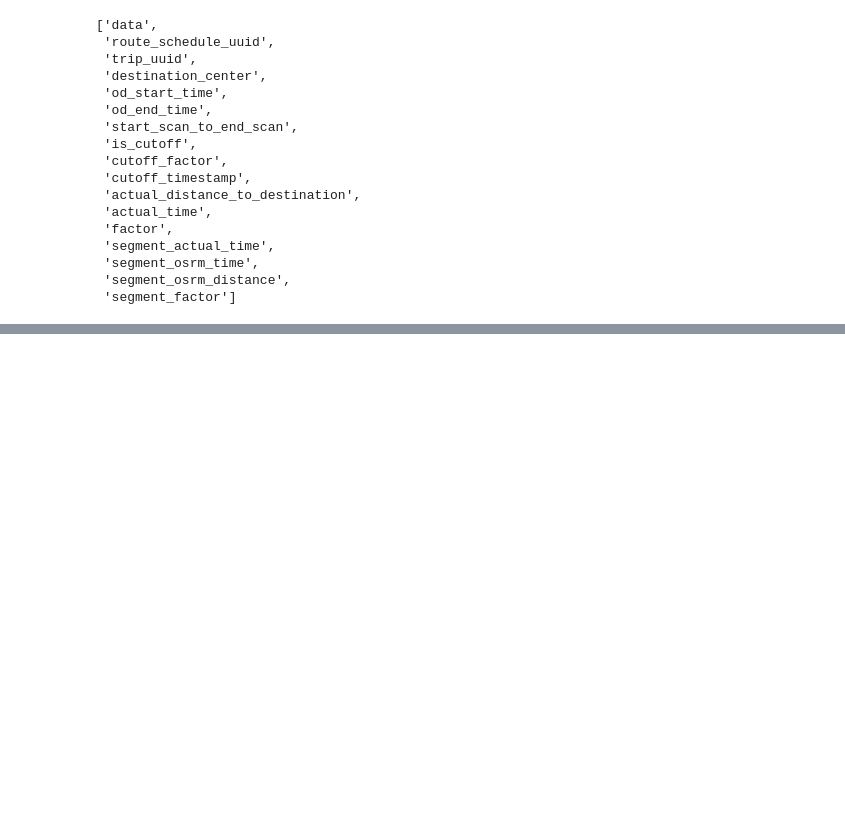
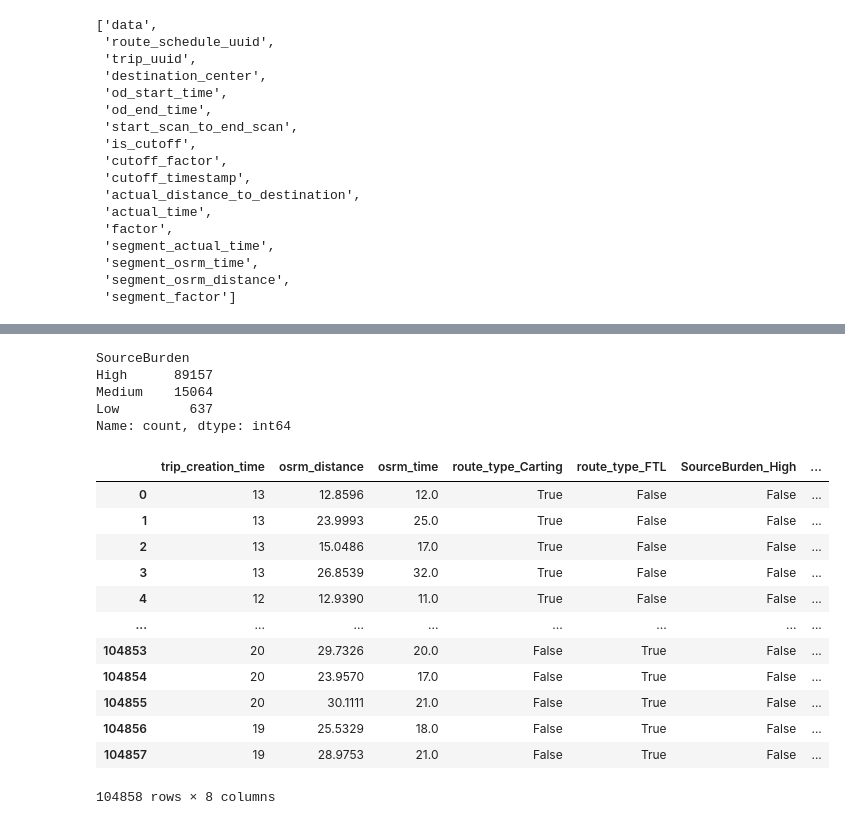
Before and after one commit to qweqwedfa/ProgrammingIndividual, a Jupyter notebook: Improvement_with_python.ipynb, the cells around one changed output, grey strips where cells are left out. Drawn from its saved outputs; the diff is of its cells as text; code cells hidden in the pictures; blank space fills up the shorter version.

```diff
--- a/Improvement_with_python.ipynb
+++ b/Improvement_with_python.ipynb
@@ -710,0 +778,29 @@ uncertain_columns_forTraining
+# %%
+essential_train_df['SourceBurden'].value_counts()
+# no null, which means the successful merge
+# %% [output]
+SourceBurden
+High      89157
+Medium    15064
+Low         637
+Name: count, dtype: int64
+# %%
+essential_train_df.columns
+essential_train_df = essential_train_df.drop(columns='source_center', axis=1)
+# essential converting dummies
+essential_train_df = pd.get_dummies(essential_train_df, columns=['route_type', 'SourceBurden'])
+essential_train_df
+# %% [output]
+|  | trip_creation_time | osrm_distance | osrm_time | route_type_Carting | route_type_FTL | SourceBurden_High | ... |
+| 0 | 13 | 12.8596 | 12.0 | True | False | False | ... |
+| 1 | 13 | 23.9993 | 25.0 | True | False | False | ... |
+| 2 | 13 | 15.0486 | 17.0 | True | False | False | ... |
+| 3 | 13 | 26.8539 | 32.0 | True | False | False | ... |
+| 4 | 12 | 12.9390 | 11.0 | True | False | False | ... |
+| ... | ... | ... | ... | ... | ... | ... | ... |
+| 104853 | 20 | 29.7326 | 20.0 | False | True | False | ... |
+| 104854 | 20 | 23.9570 | 17.0 | False | True | False | ... |
+| 104855 | 20 | 30.1111 | 21.0 | False | True | False | ... |
+| 104856 | 19 | 25.5329 | 18.0 | False | True | False | ... |
+| 104857 | 19 | 28.9753 | 21.0 | False | True | False | ... |
+104858 rows × 8 columns
```
Also changed, not shown: parts of 12 cells of this notebook.
